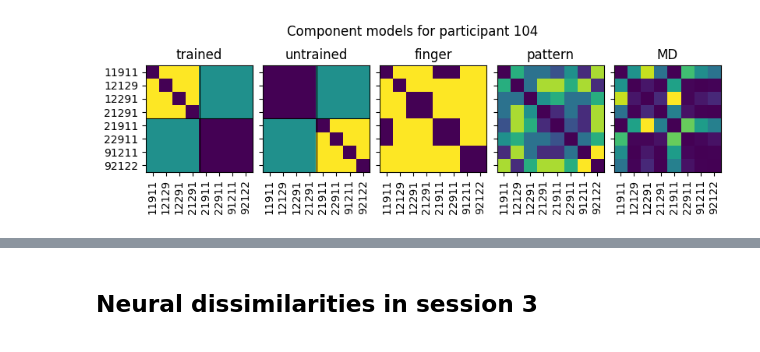
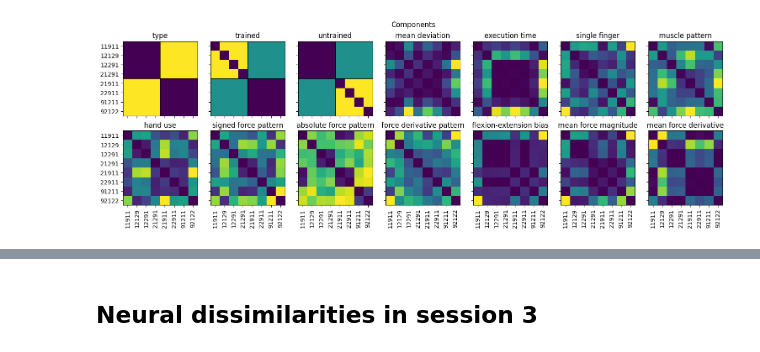
Before and after one commit to mnlmrc/EFC_learningfMRI, a Jupyter notebook: notebooks/component_model.ipynb, the cells around one changed output, grey strips where cells are left out. Drawn from its saved outputs; the diff is of its cells as text; code cells hidden in the pictures.

```diff
--- a/notebooks/component_model.ipynb
+++ b/notebooks/component_model.ipynb
@@ -43,41 +65,44 @@ Components and corresponding hypothesis about representational geometry:
 # %%
-sn         = 104
-comp_names = ['trained', 'untrained', 'finger', 'pattern', 'MD']
-M          = pcm_.make_models(sn, glm=glm, Hem=H, roi=rois[0], comp_names=comp_names)  # Hem and roi bring in the ROI's base component
-Mc         = M[-2]
+sn = 104
+M  = models.make_models(sn, glm=glm, Hem=H, roi=rois[0], comp_names=comp_names)
+Mc = M[-2]
 
-trained_untrained = pcm_.get_trained_and_untrained(sn)
-chord_models      = ['finger', 'pattern', 'MD']   # properties of the chords themselves: shown on the common chord order
+chords = np.array(util.get_trained_and_untrained(sn)).astype(int)   # the participant's trained-first order, the order of Mc.Gc
 
-fig, axs = plt.subplots(1, Mc.Gc.shape[0], sharex=True, sharey=True, figsize=(8, 2.5), constrained_layout=True)
+# two rows of 7; no sharex/sharey: shared axes share the tick formatter, so set_xticklabels on one
+# panel would relabel all of them, and the panels use two different chord orders
+ncols    = 7
+nrows    = int(np.ceil(len(comp_names) / ncols))
+fig, axs = plt.subplots(nrows, ncols, figsize=(15, 5), constrained_layout=True, sharex=True, sharey=True)
+axs      = axs.ravel()
 
-for i, G in enumerate(Mc.Gc):
+for i, (G, name) in enumerate(zip(Mc.Gc, comp_names)):
     ax = axs[i]
-    if comp_names[i] in chord_models:
-        d = pcm.G_to_dist(G_sorted(G, sn, order=gl.chordID))   # off the participant's trained-first order, onto gl.chordID
-        ax.imshow(d)
-        ax.set_xticks(np.arange(8))
-        ax.set_xticklabels(gl.chordID, rotation=90)
-        ax.set_yticks(np.arange(8))
-        ax.set_yticklabels(gl.chordID)
+    if name in chord_models:
+        d     = pcm.G_to_dist(mat.G_sorted(G, sn, order=gl.chordID))   # off the participant's trained-first order, onto gl.chordID
+        ticks = gl.chordID
     else:
-        d = pcm.G_to_dist(G)
-        ax.imshow(d)
+        d     = pcm.G_to_dist(G)                                            # trained-first: the line splits trained from untrained
+        ticks = chords
         ax.axhline(3.5, lw=.8, color='k')
         ax.axvline(3.5, lw=.8, color='k')
-        ax.set_xticks(np.arange(8))
-        ax.set_xticklabels(gl.chordID, rotation=90)
-        ax.set_yticks(np.arange(8))
-        ax.set_yticklabels(gl.chordID)
-    ax.set_title(comp_names[i])
+    ax.imshow(d)
+    ax.set_xticks(np.arange(8))
+    ax.set_xticklabels(ticks, rotation=90)
+    ax.set_yticks(np.arange(8))
+    ax.set_yticklabels(ticks)
+    ax.set_title(name)
 
-fig.suptitle(f'Component models for participant {sn}')
+for ax in axs[len(comp_names):]:                                            # hide unused panels if comp_names isn't a multiple of 7
+    ax.set_visible(False)
+
+fig.suptitle('Components')
 
 fig.savefig(os.path.join(gl.figDir, 'components.pdf'))
 
 plt.show()
 # %% [output]
-[figure, old version]
+[figure, new version]
 # %%
 # correlation between the component Gs above (trace-normalised, upper triangle with the diagonal)
 iu = np.triu_indices(Mc.Gc.shape[1])
```
Also changed, not shown: parts of 11 cells of this notebook, 34 other files.
